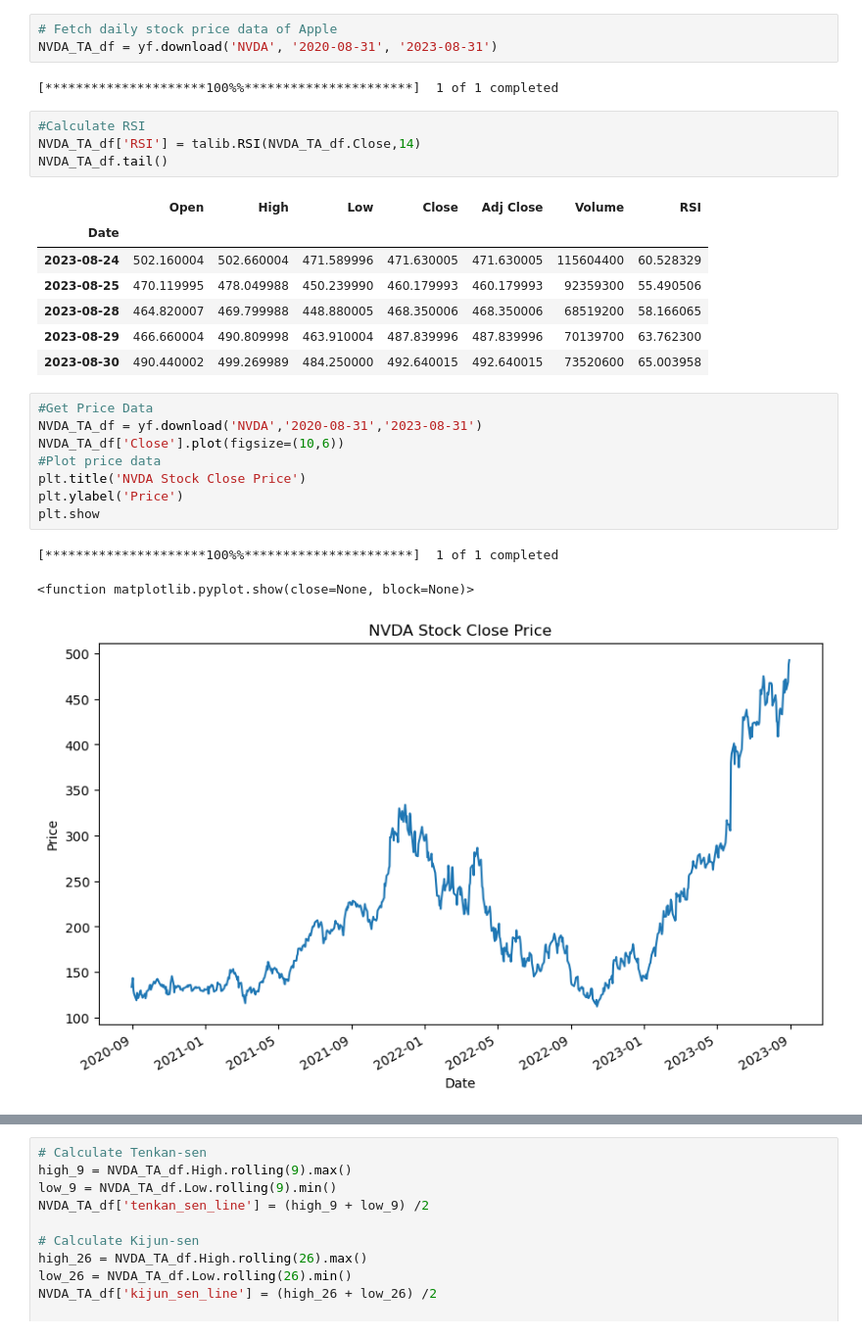
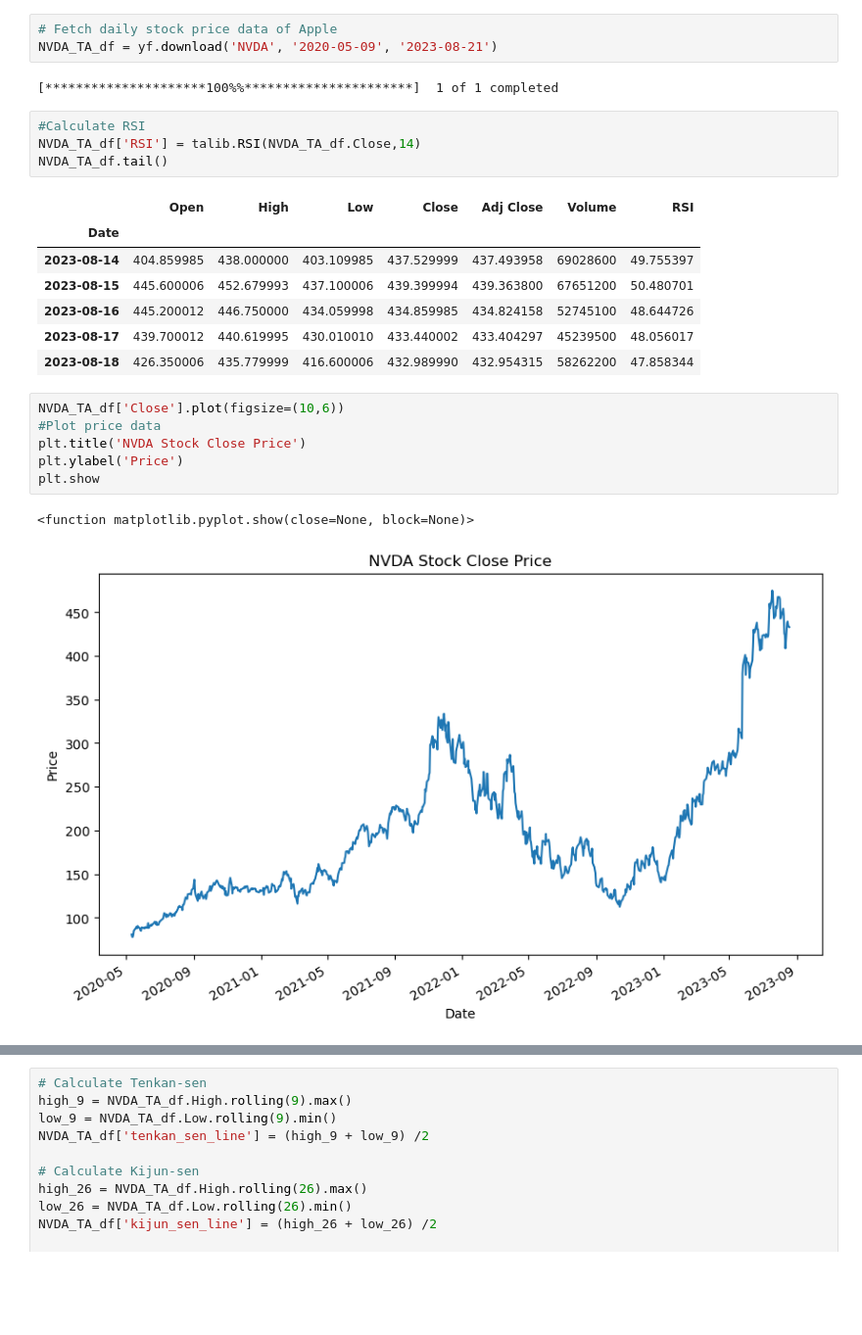
Before and after one commit to nkp1027/Project-2, a Jupyter notebook: Project2.ipynb, the cells around one changed output, grey strips where cells are left out. Shown: that part at 98% size. Saved outputs shown, nothing was run; the diff lists cells and outputs as text; blank space fills up the shorter version.

```diff
--- a/Project2.ipynb
+++ b/Project2.ipynb
@@ -354,7 +357,7 @@ weighted avg       0.51      0.52      0.38       529
 import talib
 # %%
 # Fetch daily stock price data of Apple
-NVDA_TA_df = yf.download('NVDA', '2020-08-31', '2023-08-31')
+NVDA_TA_df = yf.download('NVDA', '2020-05-09', '2023-08-21')
 # %% [output]
 [*********************100%%**********************]  1 of 1 completed
 # %%
@@ -364,20 +367,17 @@ NVDA_TA_df.tail()
 # %% [output]
 |  | Open | High | Low | Close | Adj Close | Volume | RSI |
 | Date |  |  |  |  |  |  |  |
-| 2023-08-24 | 502.160004 | 502.660004 | 471.589996 | 471.630005 | 471.630005 | 115604400 | 60.528329 |
-| 2023-08-25 | 470.119995 | 478.049988 | 450.239990 | 460.179993 | 460.179993 | 92359300 | 55.490506 |
-| 2023-08-28 | 464.820007 | 469.799988 | 448.880005 | 468.350006 | 468.350006 | 68519200 | 58.166065 |
-| 2023-08-29 | 466.660004 | 490.809998 | 463.910004 | 487.839996 | 487.839996 | 70139700 | 63.762300 |
-| 2023-08-30 | 490.440002 | 499.269989 | 484.250000 | 492.640015 | 492.640015 | 73520600 | 65.003958 |
+| 2023-08-14 | 404.859985 | 438.000000 | 403.109985 | 437.529999 | 437.493958 | 69028600 | 49.755397 |
+| 2023-08-15 | 445.600006 | 452.679993 | 437.100006 | 439.399994 | 439.363800 | 67651200 | 50.480701 |
+| 2023-08-16 | 445.200012 | 446.750000 | 434.059998 | 434.859985 | 434.824158 | 52745100 | 48.644726 |
+| 2023-08-17 | 439.700012 | 440.619995 | 430.010010 | 433.440002 | 433.404297 | 45239500 | 48.056017 |
+| 2023-08-18 | 426.350006 | 435.779999 | 416.600006 | 432.989990 | 432.954315 | 58262200 | 47.858344 |
 # %%
-#Get Price Data
-NVDA_TA_df = yf.download('NVDA','2020-08-31','2023-08-31')
 NVDA_TA_df['Close'].plot(figsize=(10,6))
 #Plot price data
 plt.title('NVDA Stock Close Price')
 plt.ylabel('Price')
 plt.show
 # %% [output]
-[*********************100%%**********************]  1 of 1 completed
+<function matplotlib.pyplot.show(close=None, block=None)>
-<function matplotlib.pyplot.show(close=None, block=None)>
-[figure, old version]
+[figure, new version]
```
Also changed, not shown: parts of 24 cells of this notebook.
